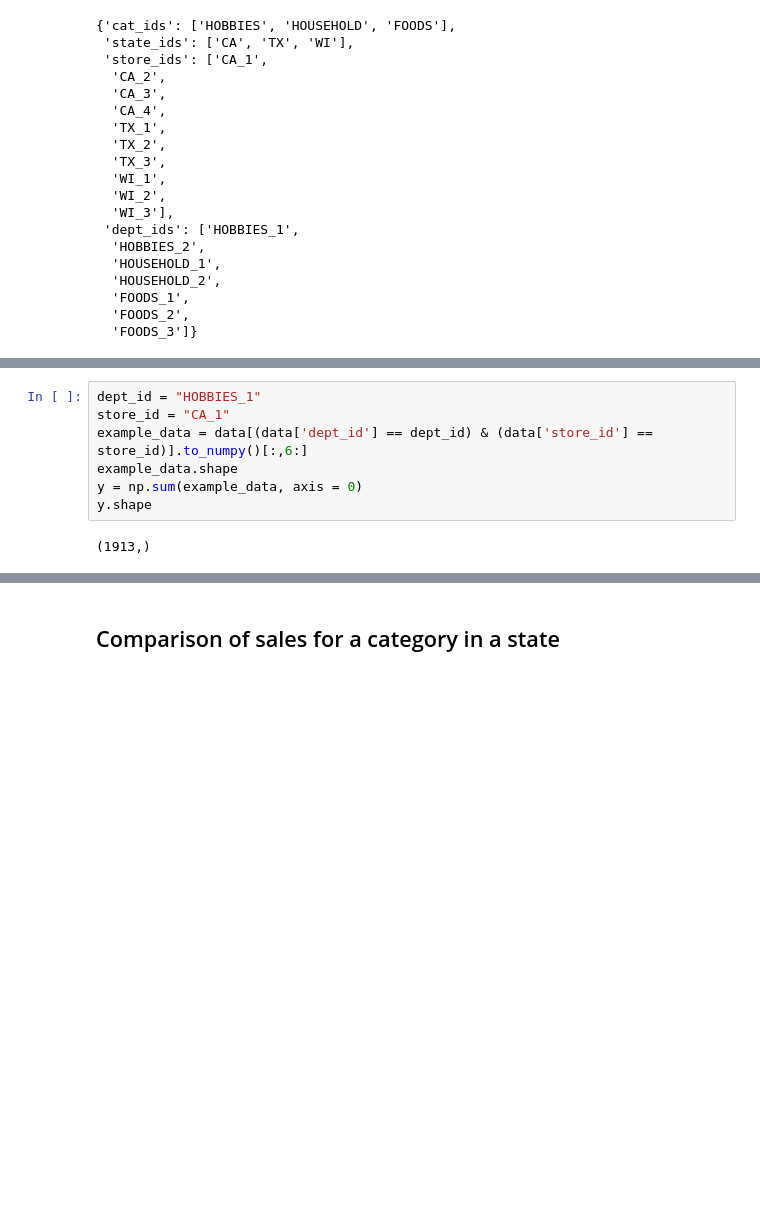
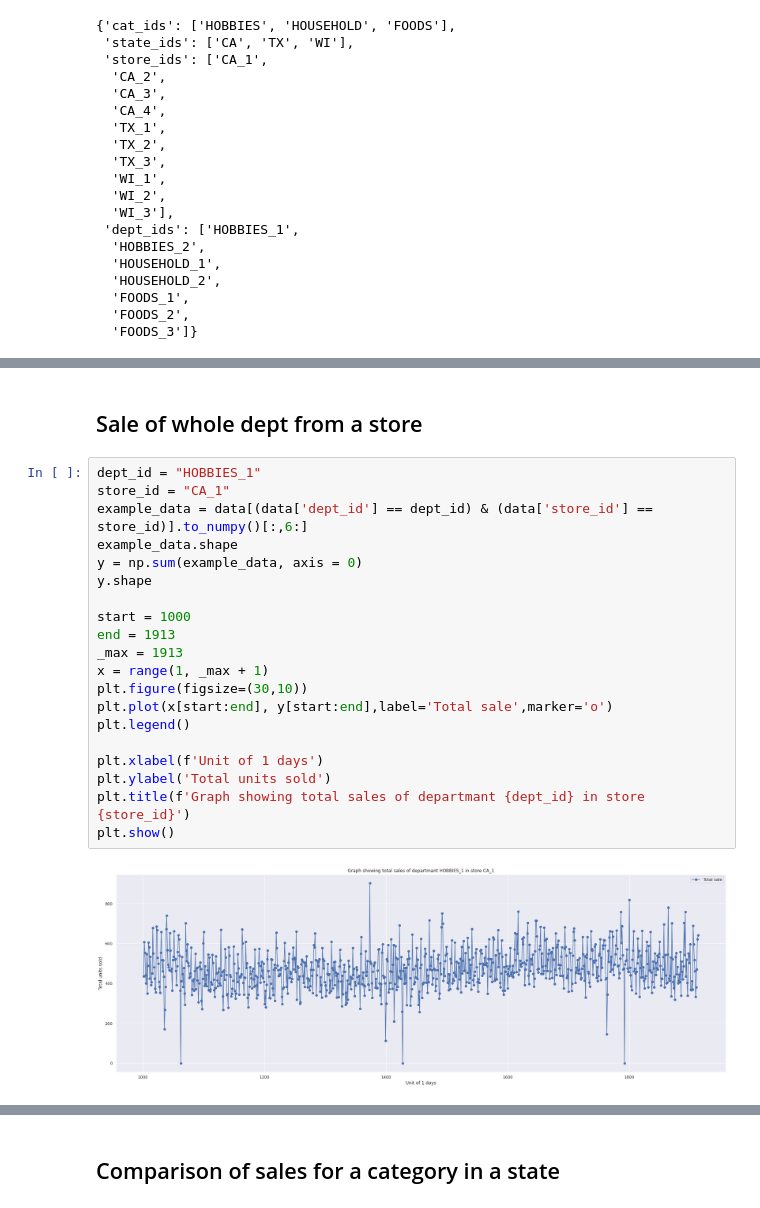
Before and after one commit to Rohan-Agarwal-Developer/walmart-sales-predictions, a Jupyter notebook: trends/Trends.ipynb, the cells around one changed output, grey strips where cells are left out. Cells and saved outputs as stored; diff of their text form; blank space fills up the shorter version.

```diff
--- a/trends/Trends.ipynb
+++ b/trends/Trends.ipynb
@@ -62,12 +64,27 @@ plt.title(f'Graph showing total sales of {item_id} for every 1 day in {store_id}
 plt.show()
 # %% [output]
 [figure]
+# %% [markdown]
+## Sale of whole dept from a store
 # %%
 dept_id = "HOBBIES_1"
 store_id = "CA_1"
 example_data = data[(data['dept_id'] == dept_id) & (data['store_id'] == store_id)].to_numpy()[:,6:]
 example_data.shape
 y = np.sum(example_data, axis = 0)
 y.shape
+
+start = 1000
+end = 1913
+_max = 1913
+x = range(1, _max + 1)
+plt.figure(figsize=(30,10))
+plt.plot(x[start:end], y[start:end],label='Total sale',marker='o')
+plt.legend()
+
+plt.xlabel(f'Unit of 1 days')
+plt.ylabel('Total units sold')
+plt.title(f'Graph showing total sales of departmant {dept_id} in store {store_id}')
+plt.show()
 # %% [output]
-(1913,)
+[figure, added]
```
Also changed, not shown: parts of 13 cells of this notebook.
